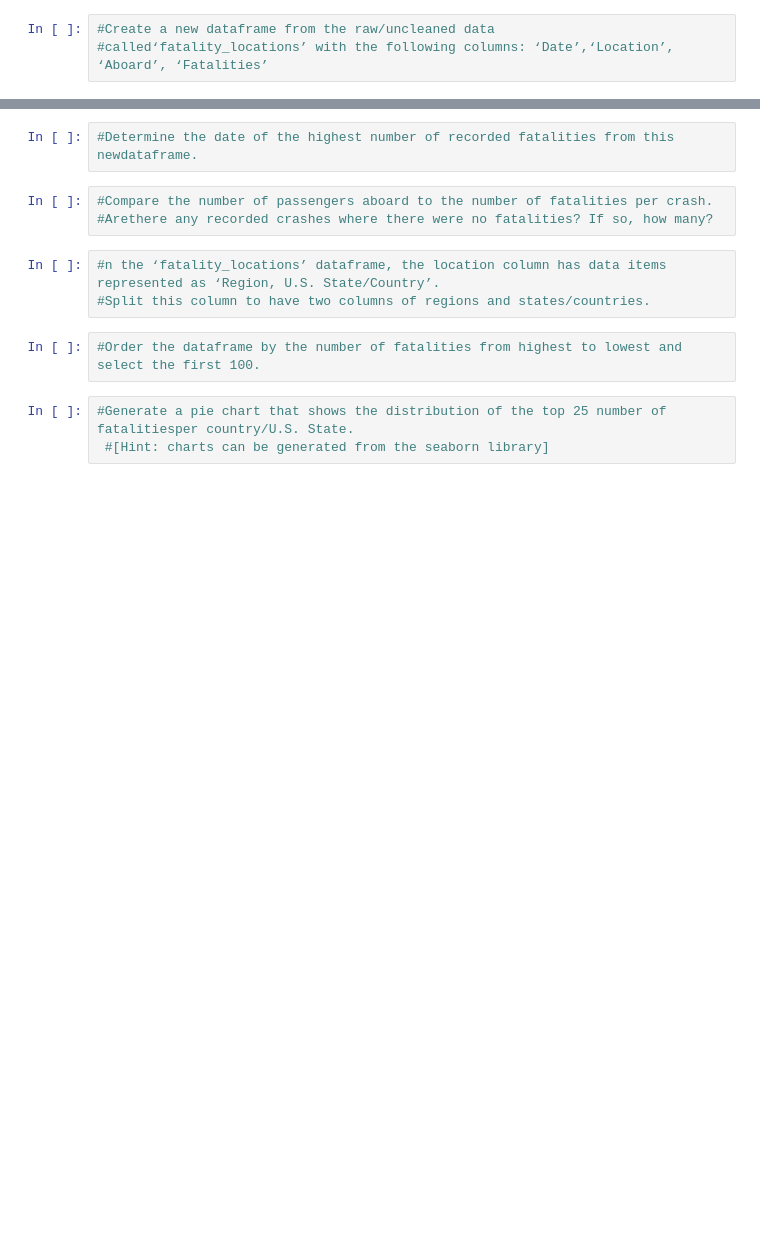
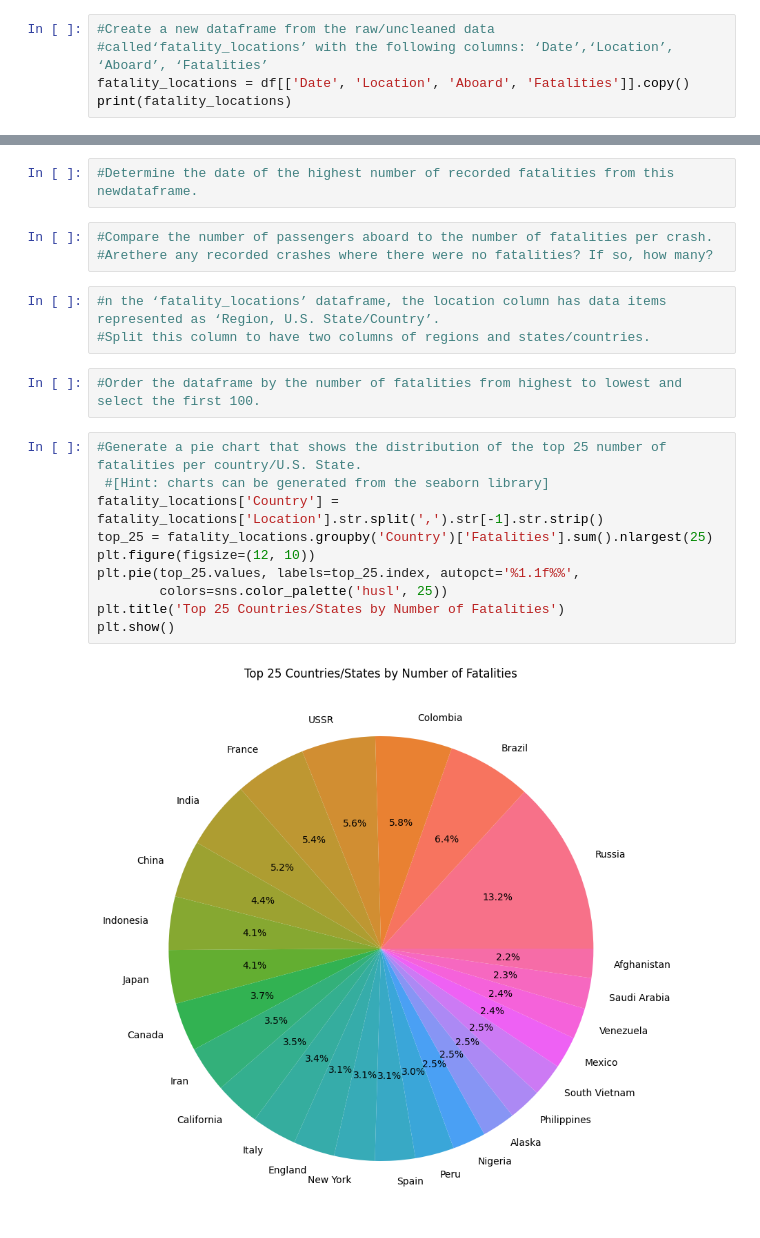
Before and after one commit to IreneWanjiruKariuki/NetflixTitles-DataCleaning, a Jupyter notebook: Airplane_Crashes_Data_Cleaning.ipynb, the cells around one changed output, grey strips where cells are left out. Cells and saved outputs as stored; diff of their text form; blank space fills up the shorter version.

```diff
--- a/Airplane_Crashes_Data_Cleaning.ipynb
+++ b/Airplane_Crashes_Data_Cleaning.ipynb
@@ -27,3 +29,5 @@ Mounted at /content/drive
 # %%
 #Create a new dataframe from the raw/uncleaned data
 #called‘fatality_locations’ with the following columns: ‘Date’,‘Location’, ‘Aboard’, ‘Fatalities’
+fatality_locations = df[['Date', 'Location', 'Aboard', 'Fatalities']].copy()
+print(fatality_locations)
@@ -38,5 +60,14 @@ Mounted at /content/drive
 # %%
 #Order the dataframe by the number of fatalities from highest to lowest and select the first 100.
 # %%
-#Generate a pie chart that shows the distribution of the top 25 number of fatalitiesper country/U.S. State.
+#Generate a pie chart that shows the distribution of the top 25 number of fatalities per country/U.S. State.
  #[Hint: charts can be generated from the seaborn library]
+fatality_locations['Country'] = fatality_locations['Location'].str.split(',').str[-1].str.strip()
+top_25 = fatality_locations.groupby('Country')['Fatalities'].sum().nlargest(25)
+plt.figure(figsize=(12, 10))
+plt.pie(top_25.values, labels=top_25.index, autopct='%1.1f%%',
+        colors=sns.color_palette('husl', 25))
+plt.title('Top 25 Countries/States by Number of Fatalities')
+plt.show()
+# %% [output]
+[figure, added]
```
Also changed, not shown: parts of 2 cells of this notebook.
